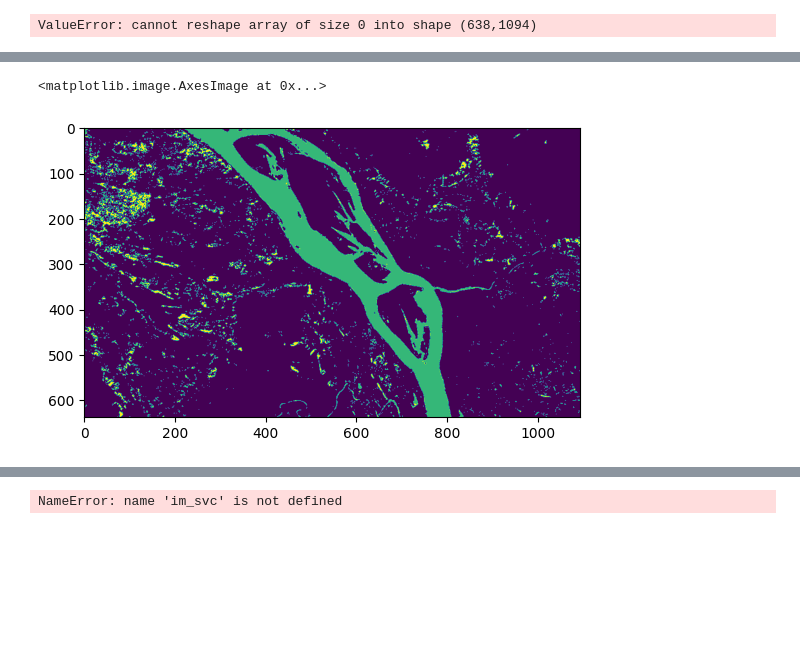
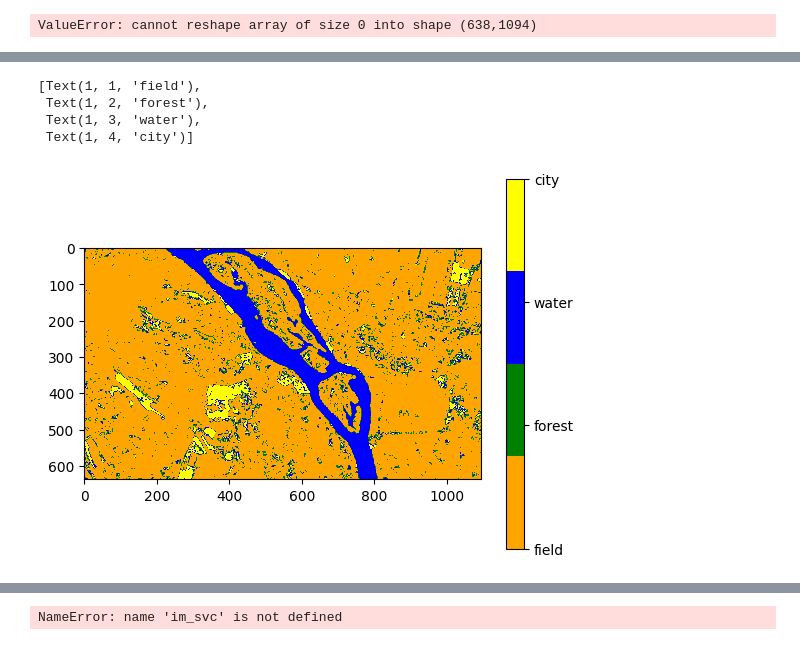
Before and after one commit to angpysha/Satellite_Imagery_Analysis, a Jupyter notebook: Classification/dataset_5_binary_tree_ver_2.ipynb, the cells around one changed output, grey strips where cells are left out. Cells and saved outputs as stored; diff of their text form; code cells hidden in the pictures; blank space fills up the shorter version.

```diff
--- a/Classification/dataset_5_binary_tree_ver_2.ipynb
+++ b/Classification/dataset_5_binary_tree_ver_2.ipynb
@@ -220,5 +215,24 @@ plt.imshow(im)
-# %%
-plt.imshow(im_gnb)
-# %% [output]
-<matplotlib.image.AxesImage at 0x...>
-[figure, removed]
+# %%
+from matplotlib.colors import ListedColormap
+import matplotlib.pyplot as plt
+#
+# plt.imshow(im)
+# im1 = ax[1].imshow(knn_image_default_1,cmap=ListedColormap(['blue', 'purple']))
+# im3 = ax[2].imshow(mnb_image_default_1,cmap=ListedColormap(['blue', 'purple']))
+#im4 = ax[3].imshow(svm_image_default_1,cmap=ListedColormap(['blue', 'purple']))
+plt.imshow(im, cmap=ListedColormap(['orange','green','blue','yellow']))
+labels = list(['field','forest','water','city'])
+values = list([1,2,3,4])
+plt.title = "KKNC"
+# ax[1].set_title("KNNC")
+# ax[2].set_title("Naive bayes")
+#ax[2].set_title("SVM")
+# Create a colorbar with the legend
+colorbar = plt.colorbar(ticks=values)
+colorbar.ax.set_yticklabels(labels)
+# %% [output]
+[Text(1, 1, 'field'),
+ Text(1, 2, 'forest'),
+ Text(1, 3, 'water'),
+ Text(1, 4, 'city')]
+[figure, added]
```
Also changed, not shown: parts of 8 cells of this notebook.
